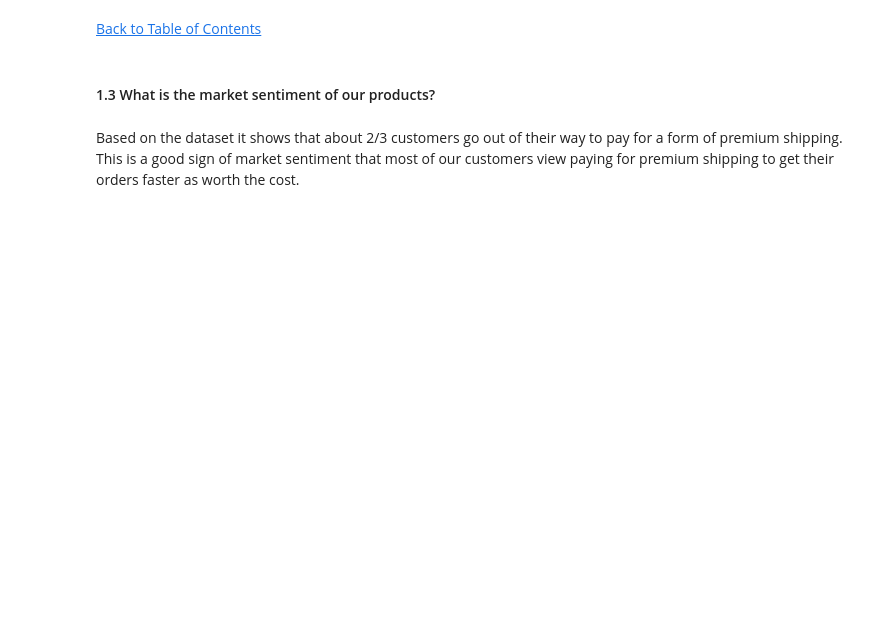
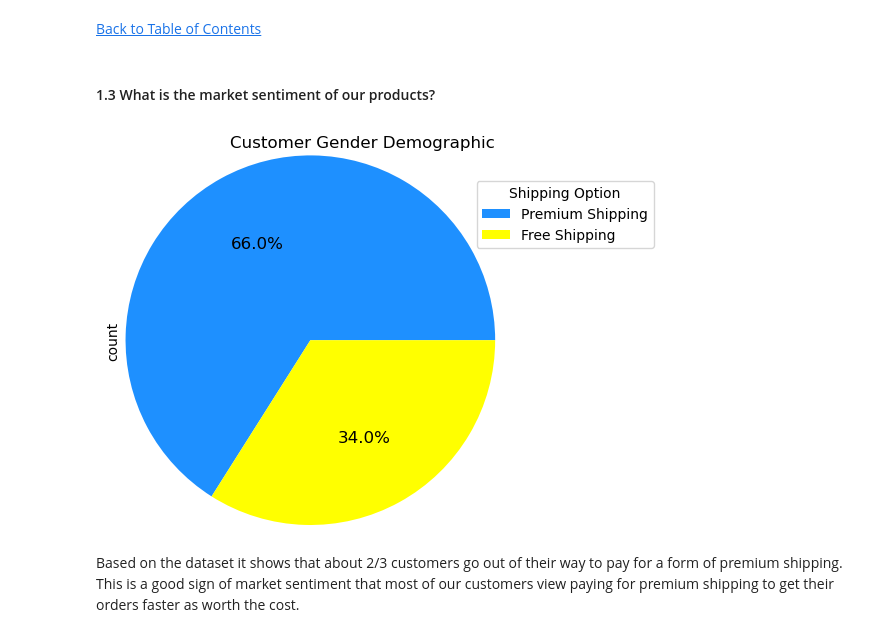
Before and after one commit to jasondo-da/shopping_behavior_analysis, a Jupyter notebook: shopping_behavior_analysis.ipynb, the cells around one changed output. Cells and saved outputs as stored; diff of their text form; code cells hidden in the pictures; blank space fills up the shorter version.

```diff
--- a/shopping_behavior_analysis.ipynb
+++ b/shopping_behavior_analysis.ipynb
@@ -420,11 +704,16 @@ plt.show()
 # %%
 df['shipping_type'].value_counts().plot(kind='pie',
                                  autopct='%1.1f%%',
-                                 colors=['dodgerblue', 'sandybrown'],
+                                 colors=['dodgerblue', 'yellow'],
+                                 fontsize=12,
+                                 labels=['', ''],
                                  radius=1.25)
-plt.title('Customer Gender Demographic')
-plt.legend(title='Gender',
+plt.title('Customer Gender Demographic', loc='right')
+plt.legend(['Premium Shipping', 'Free Shipping'],
+           title='Shipping Option',
            loc=[0.95,.75])
 plt.show()
+# %% [output]
+[figure, added]
 # %% [markdown]
 Based on the dataset it shows that about 2/3 customers go out of their way to pay for a form of premium shipping. This is a good sign of market sentiment that most of our customers view paying for premium shipping to get their orders faster as worth the cost.
```
Also changed, not shown: parts of 74 cells of this notebook.
